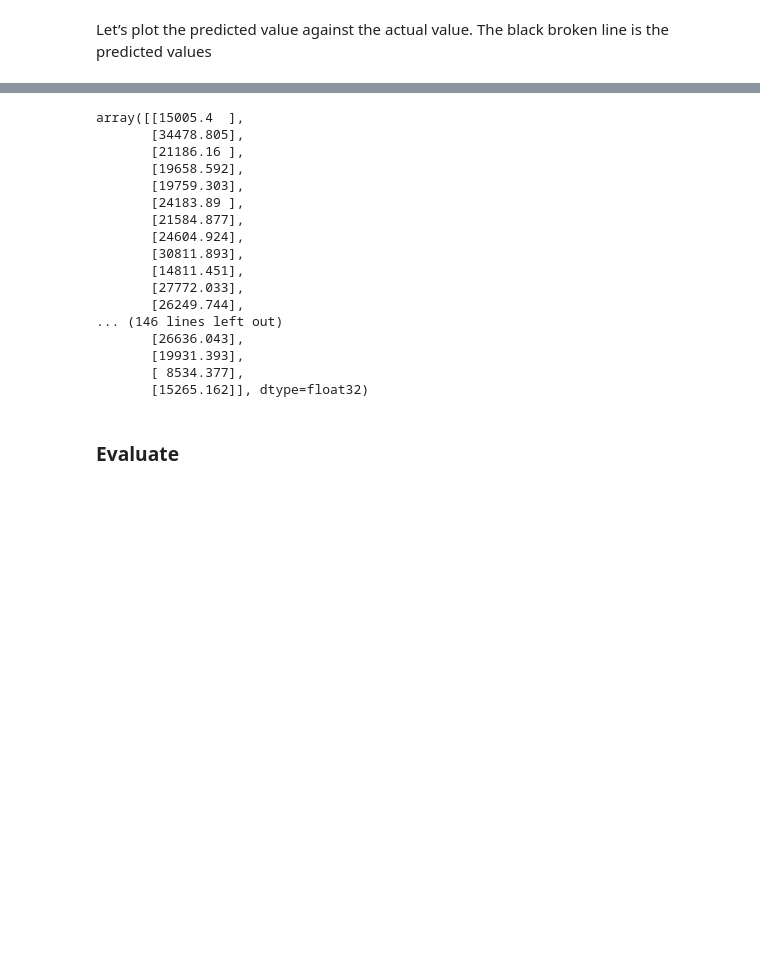
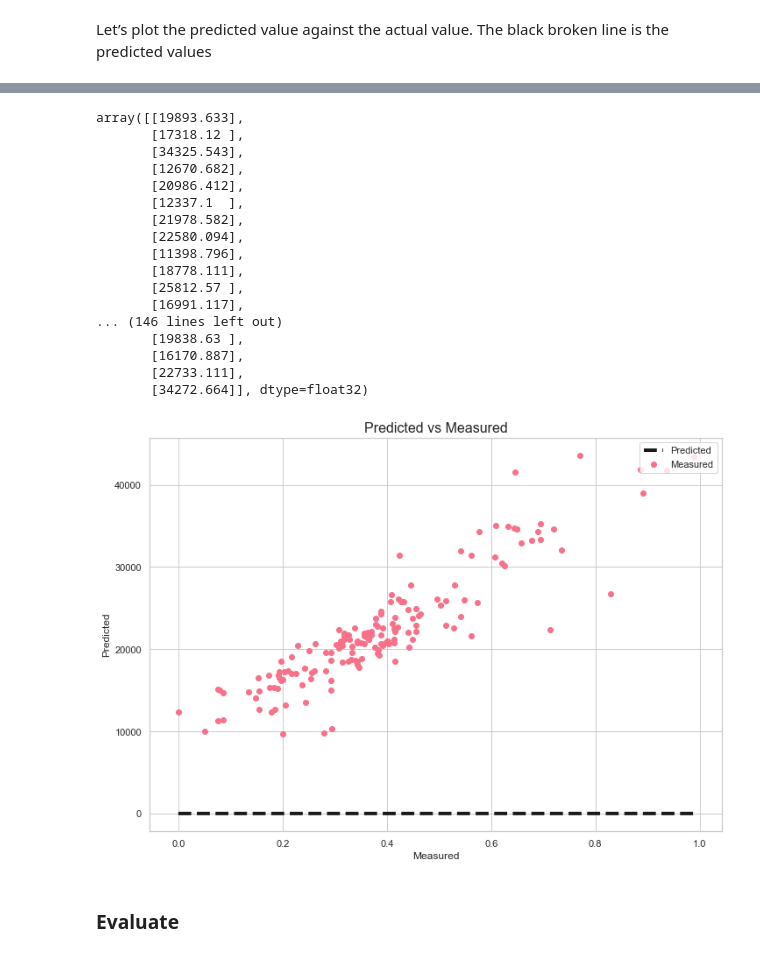
Before and after one commit to RitRa/MachineLearning-project, a Jupyter notebook: Machine Learning and Statistics Project 2019.ipynb, the cells around one changed output, grey strips where cells are left out. Cells and saved outputs as stored; diff of their text form; code cells hidden in the pictures; blank space fills up the shorter version.

```diff
--- a/Machine Learning and Statistics Project 2019.ipynb
+++ b/Machine Learning and Statistics Project 2019.ipynb
@@ -408,9 +413,9 @@ The first thing to get right is to ensure the input layer has the right number o
 # %%
-#input features (X)
-#inputs = boston.iloc[:, 0:13]
 # only take the features that have a strong correlation of MEDV
+#features = boston.iloc[:,0:13]
 features = boston[['RM', 'LSTAT', 'PTRATIO', 'INDUS']]
-#train_X = boston.drop(columns=['MEDV'])
-# What we want to predict
-#train_y = boston.iloc[:,13]
-prices = boston[['MEDV']]
+
+# target is the price
+prices = boston.iloc[:,13]
+features
+# prices = boston[['MEDV']]
@@ -643,26 +724,45 @@ plt.show()
 # %%
-predictions = m.predict(X_test)
-predictions_labels = scaler.inverse_transform(predictions)
-#predictions_labels = scaler.inverse_transform(predictions)
+predictions_labels  = model.predict(X_test)
+predictions_labels  = scaler.inverse_transform(predictions_labels)
 predictions_labels
 # %% [output]
-array([[15005.4  ],
-       [34478.805],
-       [21186.16 ],
-       [19658.592],
-       [19759.303],
-       [24183.89 ],
-       [21584.877],
-       [24604.924],
-       [30811.893],
-       [14811.451],
-       [27772.033],
-       [26249.744],
+array([[19893.633],
+       [17318.12 ],
+       [34325.543],
+       [12670.682],
+       [20986.412],
+       [12337.1  ],
+       [21978.582],
+       [22580.094],
+       [11398.796],
+       [18778.111],
+       [25812.57 ],
+       [16991.117],
 ... (146 lines left out)
-       [26636.043],
-       [19931.393],
-       [ 8534.377],
-       [15265.162]], dtype=float32)
+       [19838.63 ],
+       [16170.887],
+       [22733.111],
+       [34272.664]], dtype=float32)
+# %%
+import matplotlib.pyplot as plt
+
+sns.set(style="whitegrid", palette="husl", rc={'figure.figsize':(11.7,8.27)})
+
+#fig, ax = plt.subplots()
+plt.scatter(y_test, predictions_labels)
+plt.plot([y_test.min(), y_test.max()], [y_test.min(), y_test.max()], 'k--', lw=4)
+plt.xlabel('Measured')
+plt.ylabel('Predicted')
+plt.legend(['Predicted', 'Measured'], loc='upper right')
+
+title="Predicted vs Measured"
+
+# increasing font size
+plt.title(title, fontsize=16)
+
+plt.show()
+# %% [output]
+[figure, added]
 # %% [markdown]
 ### Evaluate
 # %%
```
Also changed, not shown: parts of 34 cells of this notebook, 27 other files.
